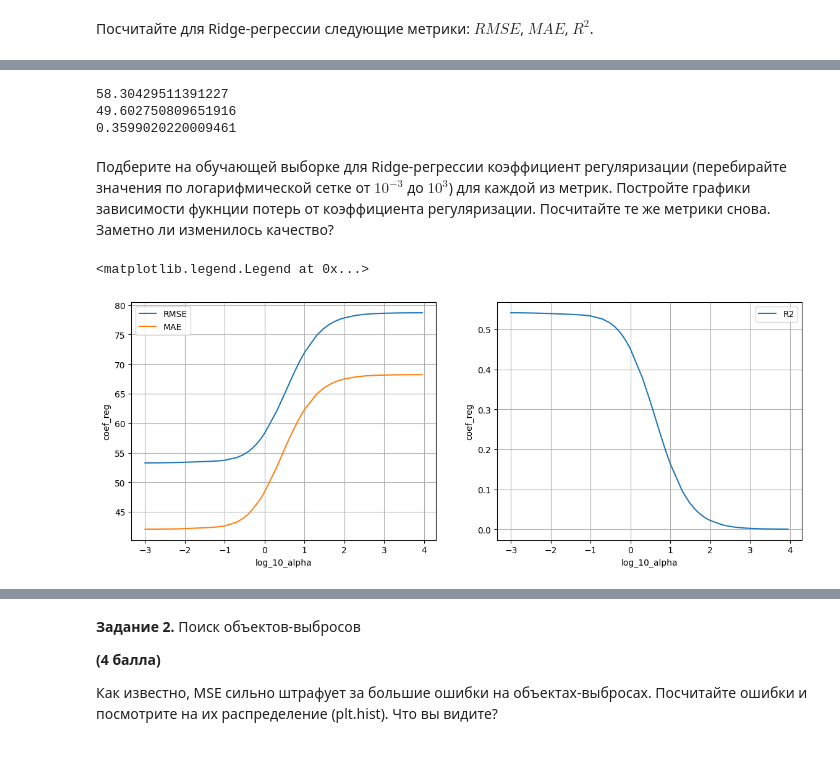
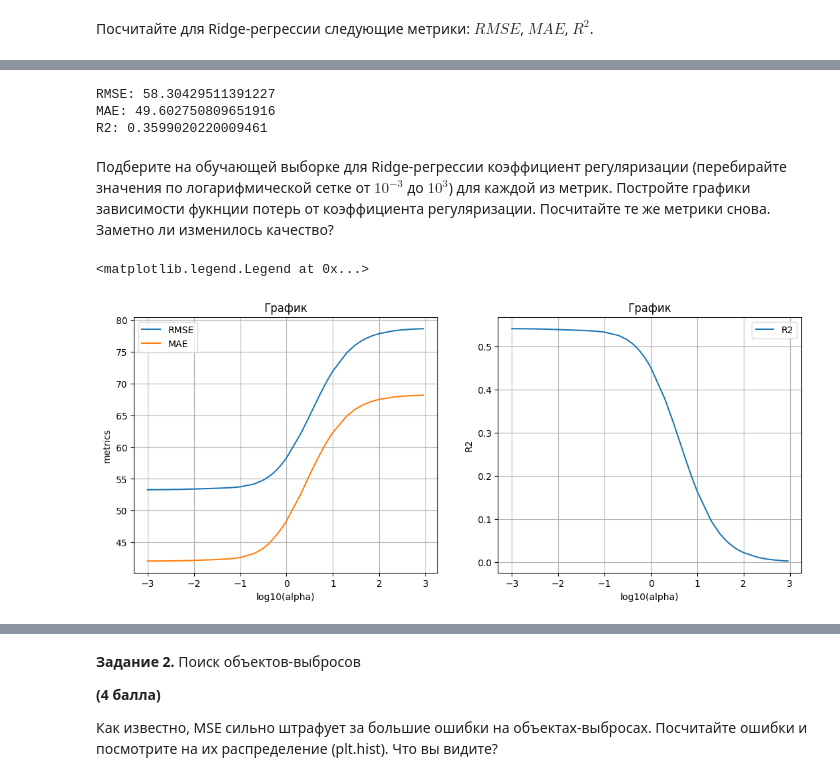
Before and after one commit to Qwerty-terr/task4, a Jupyter notebook: task4_linreg_tune_practice.ipynb, the cells around one changed output, grey strips where cells are left out. Cells and saved outputs as stored; diff of their text form; code cells hidden in the pictures.

```diff
--- a/task4_linreg_tune_practice.ipynb
+++ b/task4_linreg_tune_practice.ipynb
@@ -107,46 +87,59 @@ from sklearn.model_selection import cross_val_score
 from sklearn.model_selection import cross_val_predict
 # %%
 from sklearn.metrics import mean_squared_error, mean_absolute_error, r2_score
-reg = linear_model.Ridge()
-reg.fit(X_train, y_train)
-pred = reg.predict(X_test)
-print(mean_squared_error(y_test, pred) ** 0.5)
-print(mean_absolute_error(y_test, pred))
-print(r2_score(y_test, pred))
+regression = linear_model.Ridge()
+regression.fit(x_train, y_train)
+prediction = regression.predict(x_test)
+
+MSE = mean_squared_error(y_test, prediction)
+RMSE = MSE ** 0.5
+print("RMSE:", RMSE)
+
+MAE = mean_absolute_error(y_test, prediction)
+print("MAE:", MAE)
+
+R2 = r2_score(y_test, prediction)
+print("R2:", R2)
 # %% [output]
-58.30429511391227
-49.602750809651916
-0.3599020220009461
+RMSE: 58.30429511391227
+MAE: 49.602750809651916
+R2: 0.3599020220009461
 # %% [markdown]
 Подберите на обучающей выборке для Ridge-регрессии коэффициент регуляризации (перебирайте значения по логарифмической сетке от $10^{-3}$ до $10^3$) для каждой из метрик. Постройте графики зависимости фукнции потерь от коэффициента регуляризации. Посчитайте те же метрики снова. Заметно ли изменилось качество?
 # %%
 RMSEs, MAEs, R2s = [], [], []
-for alp in alphas:
-    reg = linear_model.Ridge(alpha=alp)
-    reg.fit(X_train, y_train)
-    pred = reg.predict(X_train)
+for alpha in alphas:
+    regression = linear_model.Ridge(alpha=alpha)
+    regression.fit(x_train, y_train)
+    prediction = regression.predict(x_train)
 
-    RMSEs.append(mean_squared_error(y_train, pred) ** 0.5)
+    MSE = mean_squared_error(y_train, prediction)
+    RMSE = MSE ** 0.5
+    RMSEs.append(RMSE)
 
-    MAEs.append(mean_absolute_error(y_train, pred))
+    MAE = mean_absolute_error(y_train, prediction)
+    MAEs.append(MAE)
 
-    R2s.append(r2_score(y_train, pred))
+    R2 = r2_score(y_train, prediction)
+    R2s.append(R2)
 
+f, (ax1, ax2) = plt.subplots(1, 2, figsize=(13, 5))
 
-f, (ax1, ax2) = plt.subplots(1, 2, figsize=(14, 5))
-ax1.plot(np.array([math.log(i, 10) for i in alphas]), RMSEs, label='RMSE')
-ax1.plot(np.array([math.log(i, 10) for i in alphas]), MAEs, label='MAE')
-#ax1.plot(np.array([math.log(i, 10) for i in alphas]), R2s, label='R2') тут ниче нельзя понять из графика
-ax1.set_xlabel(u"log_10_alpha")
-ax1.set_ylabel(u"coef_reg")
-ax2.plot(np.array([math.log(i, 10) for i in alphas]), R2s, label='R2')
-ax2.set_xlabel(u"log_10_alpha")
-ax2.set_ylabel(u"coef_reg")
+ax1.plot([math.log(i, 10) for i in alphas], RMSEs, label='RMSE')
+ax1.plot([math.log(i, 10) for i in alphas], MAEs, label='MAE')
+ax1.set_title(u"График")
+ax1.set_xlabel(u"log10(alpha)")
+ax1.set_ylabel(u"metrics")
 ax1.grid()
 ax1.legend()
+
+ax2.plot([math.log(i, 10) for i in alphas], R2s, label='R2')
+ax2.set_title(u"График")
+ax2.set_xlabel(u"log10(alpha)")
+ax2.set_ylabel(u"R2")
 ax2.grid()
 ax2.legend()
 # %% [output]
 <matplotlib.legend.Legend at 0x...>
-[figure, old version]
+[figure, new version]
 # %%
```
Also changed, not shown: parts of 21 cells of this notebook.
